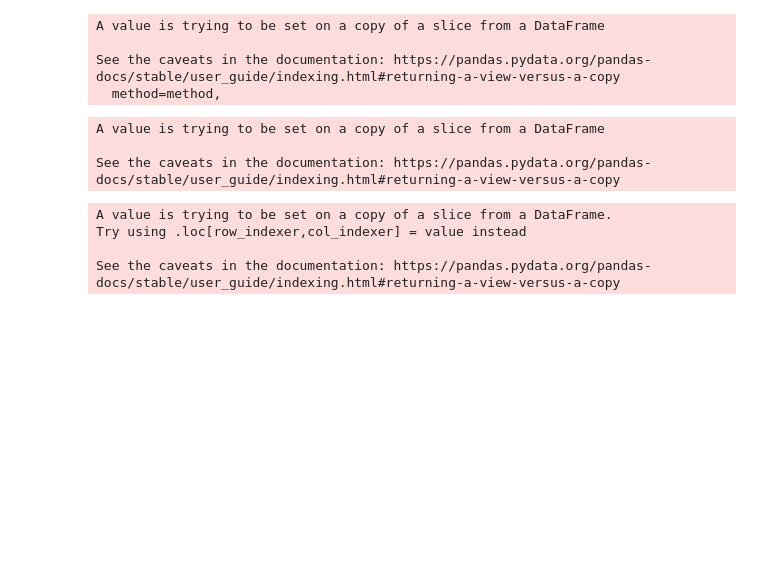
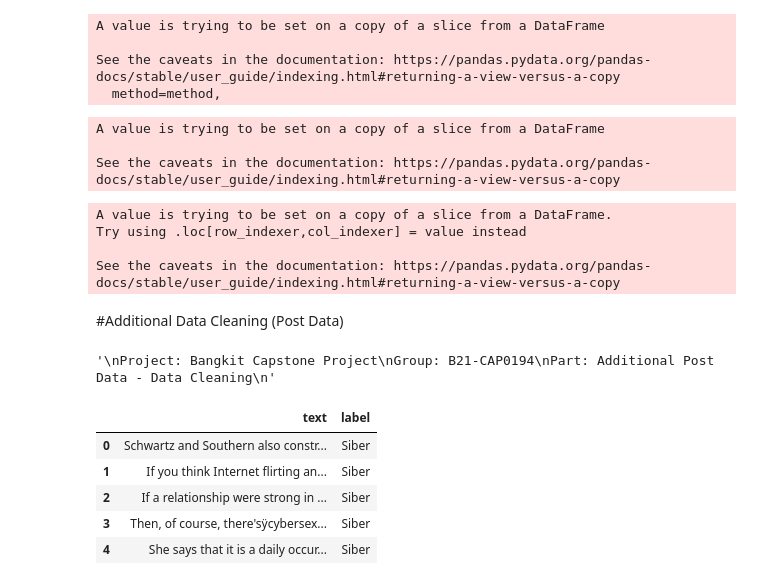
Before and after one commit to aulia-nrp/NLP-using-TensorFlow, a Jupyter notebook: Data_Cleaning_B21_CAP0194.ipynb, the cells around one changed output. Drawn from its saved outputs; the diff is of its cells as text; code cells hidden in the pictures; blank space fills up the shorter version.

Commit message:
Modifying RegEx, Adding Code to clean additional dataset, reformatting code

```diff
--- a/Data_Cleaning_B21_CAP0194.ipynb
+++ b/Data_Cleaning_B21_CAP0194.ipynb
@@ -189,0 +194,24 @@ df_check.to_csv("capstonetweetcleaned.csv", index=False)
+# %% [markdown]
+#Additional Data Cleaning (Post Data)
+# %%
+'''
+Project: Bangkit Capstone Project
+Group: B21-CAP0194
+Part: Additional Post Data - Data Cleaning
+'''
+# %% [output]
+'\nProject: Bangkit Capstone Project\nGroup: B21-CAP0194\nPart: Additional Post Data - Data Cleaning\n'
+# %%
+#Import Additional Post Dataset
+url_one = 'https://drive.google.com/file/d/19TrifGssrQn9AtTbW-AtBOMJgN65nCll/view?usp=sharing'
+file_id_one = url_one.split('/')[-2]
+csv_url_one = 'https://drive.google.com/uc?id=' + file_id_one
+df = pd.read_csv(csv_url_one, encoding = "ISO-8859-1")
+df.head()
+# %% [output]
+|  | text | label |
+| 0 | Schwartz and Southern also constr... | Siber |
+| 1 | If you think Internet flirting an... | Siber |
+| 2 | If a relationship were strong in ... | Siber |
+| 3 | Then, of course, there'sÿcybersex... | Siber |
+| 4 | She says that it is a daily occur... | Siber |
```
Also changed, not shown: parts of 27 cells of this notebook.
